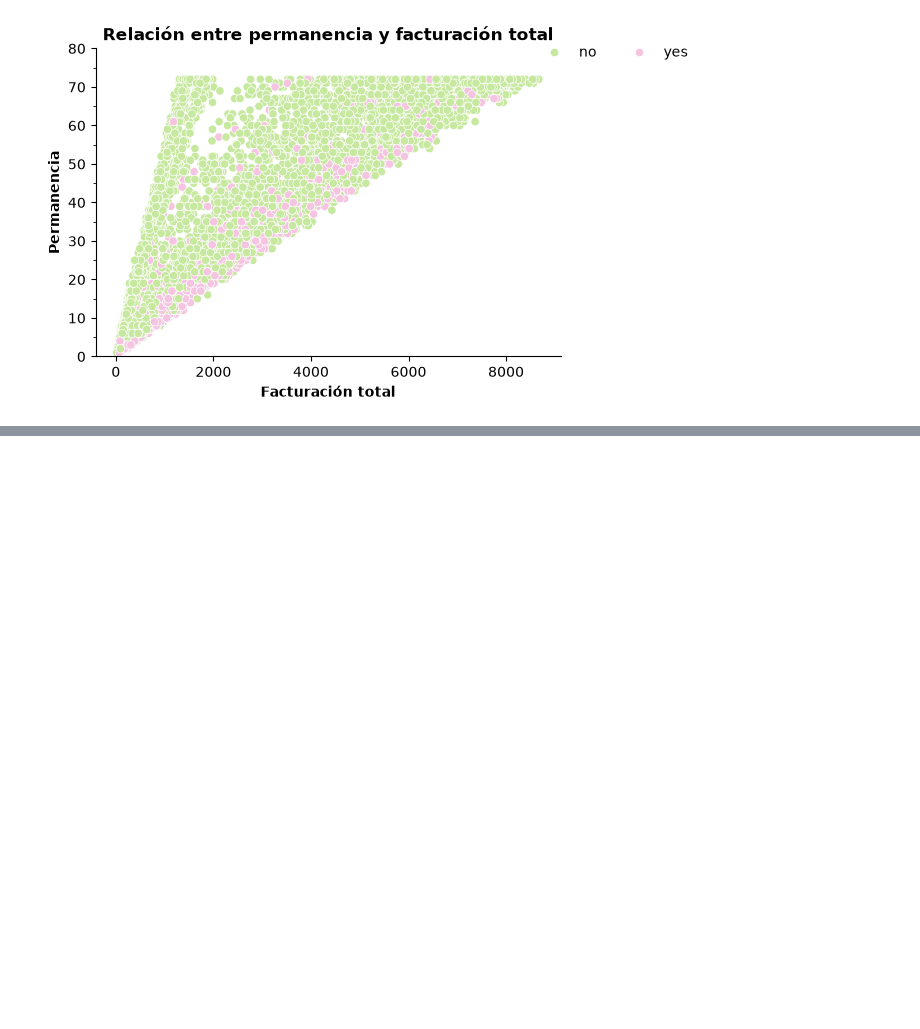
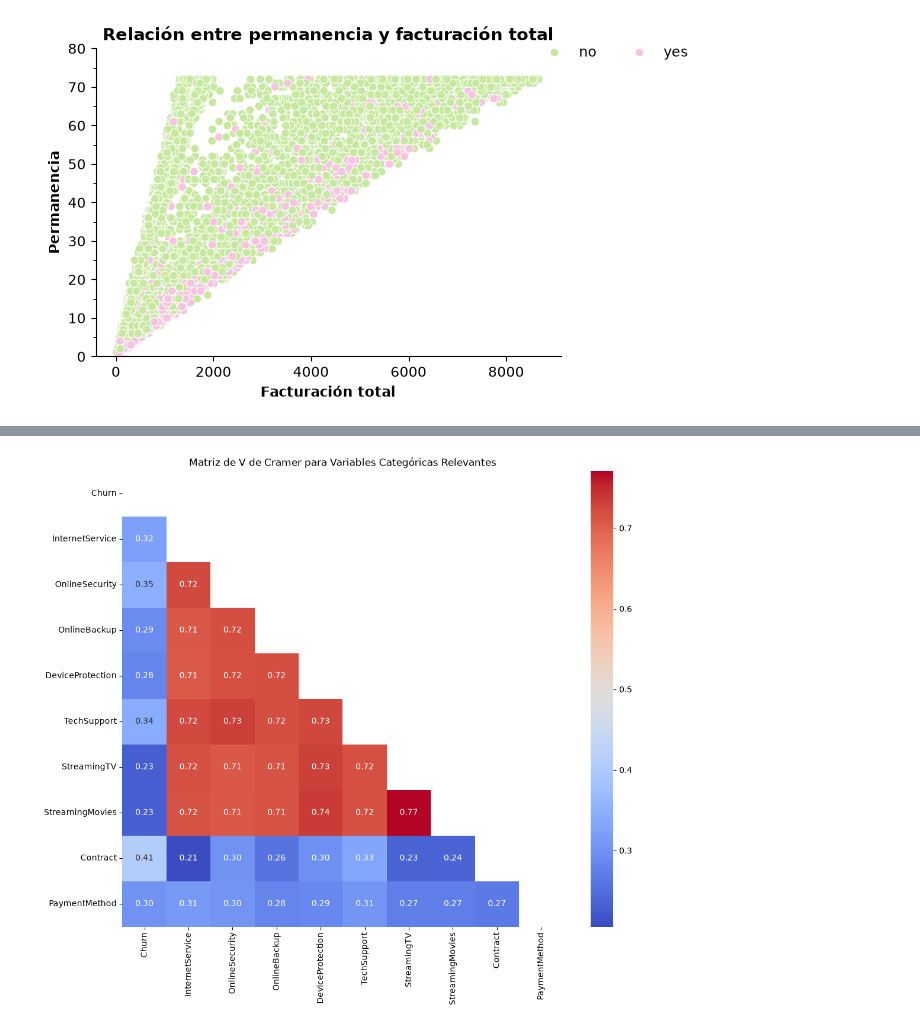
Before and after one commit to JGarcia575/dashboard_app, a Jupyter notebook: auxiliar.ipynb, the cells around one changed output, grey strips where cells are left out. Drawn from its saved outputs; the diff is of its cells as text; code cells hidden in the pictures; blank space fills up the shorter version.

```diff
--- a/auxiliar.ipynb
+++ b/auxiliar.ipynb
@@ -301,0 +414,5 @@ plt.show()
+# %%
+#Filtro para elegir las variables categóricas que tienen una relación más fuerte con Churn
+target_var = 'Churn'
+v_relevantes = v_cramer_matrix.index[abs(v_cramer_matrix[target_var]) >= 0.20].tolist()
+v_relevantes
@@ -301,0 +430,7 @@ plt.show()
+# %%
+"""
+Creamos otra matriz con solo los coeficientes de las variables
+más fuertemente relacionadas con Churn
+"""
+v_filtrada = v_cramer_matrix.loc[v_relevantes, v_relevantes]
+v_filtrada
@@ -301,0 +449,14 @@ plt.show()
+# %%
+"""
+Creamos una máscara booleana para ocultar el triángulo superior
+de la matriz anterior
+"""
+mascara = np.triu(np.ones_like(v_filtrada, dtype=bool))
+# %%
+#Gráfico de la matriz filtrada
+plt.figure(figsize=(12, 10))
+sns.heatmap(v_filtrada.astype(float), annot=True, cmap='coolwarm', fmt=".2f", mask=mascara)
+plt.title("Matriz de V de Cramer para Variables Categóricas Relevantes")
+plt.show()
+# %% [output]
+[figure, added]
```
Also changed, not shown: parts of 38 cells of this notebook, 1 other file.
